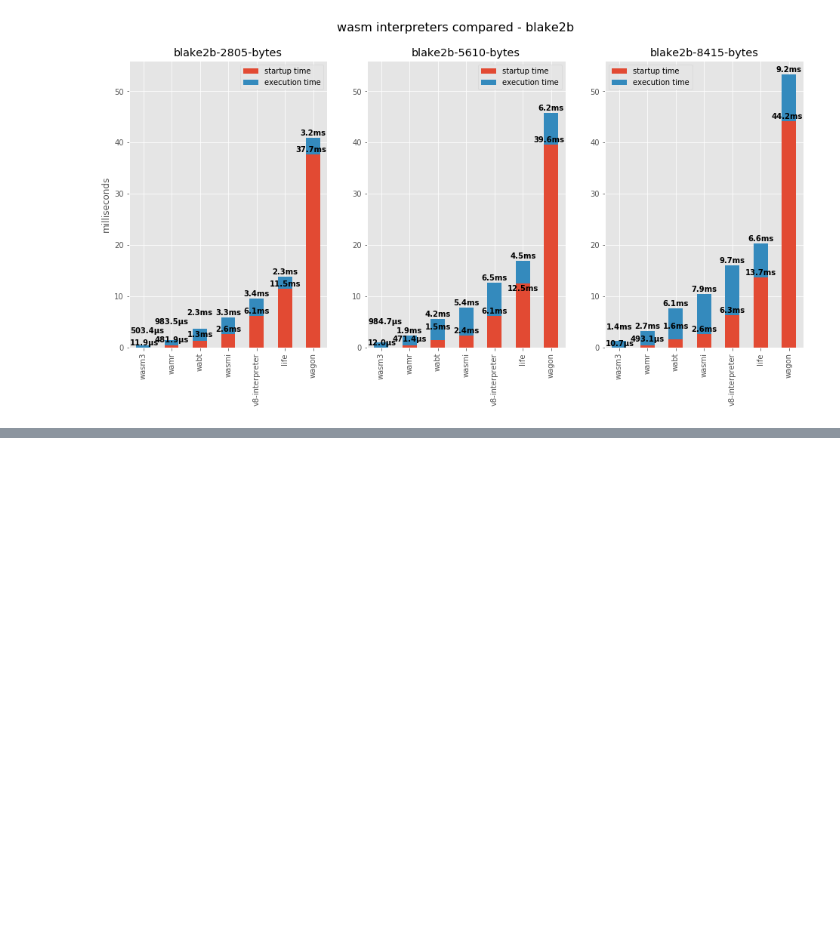
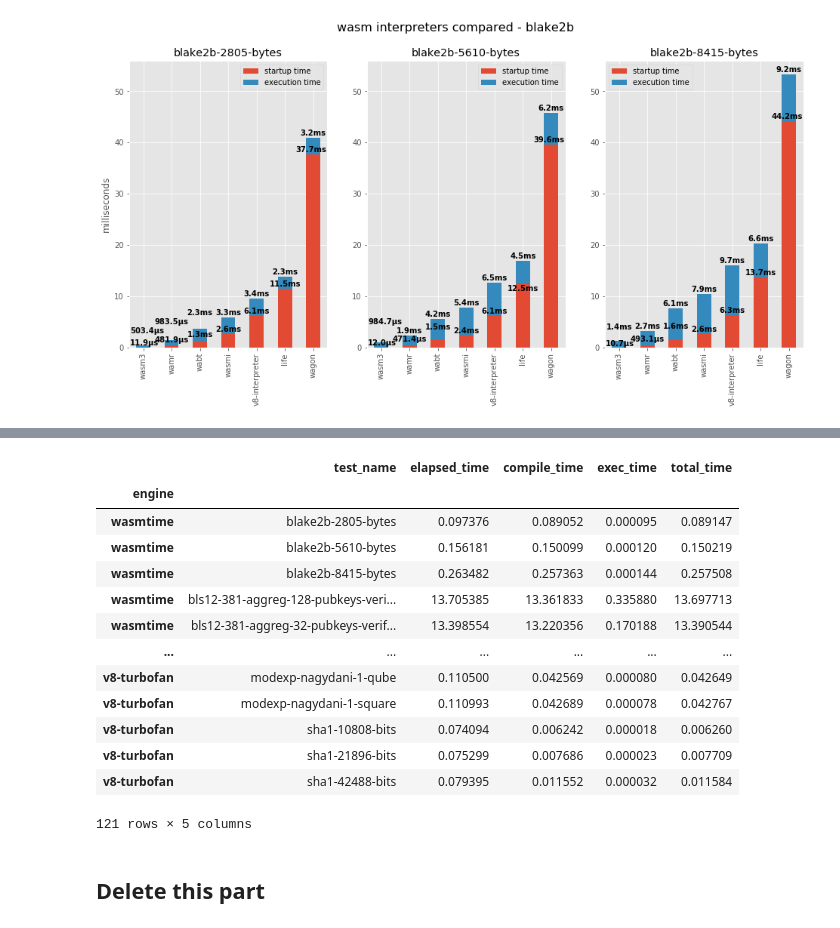
Before and after one commit to ewasm/benchmarking, a Jupyter notebook: notebooks/wasm-engines.ipynb, the cells around one changed output, grey strips where cells are left out. Saved outputs shown, nothing was run; the diff lists cells and outputs as text; code cells hidden in the pictures; blank space fills up the shorter version.

```diff
--- a/notebooks/wasm-engines.ipynb
+++ b/notebooks/wasm-engines.ipynb
@@ -378,0 +416,2 @@ plotInterpThreeTests(df_interp, blake2b_test_names, title="wasm interpreters com
+# %%
+df_compiler = pd.DataFrame(compiler_results_for_df)
@@ -378,0 +434,4 @@ plotInterpThreeTests(df_interp, blake2b_test_names, title="wasm interpreters com
+# %%
+df_compiler.columns = ['engine', 'test_name', 'elapsed_time', 'compile_time', 'exec_time']
+# %%
+df_compiler.set_index('engine', inplace=True)
@@ -378,0 +440,19 @@ plotInterpThreeTests(df_interp, blake2b_test_names, title="wasm interpreters com
+# %%
+df_compiler
+# %% [output]
+|  | test_name | elapsed_time | compile_time | exec_time | total_time |
+| engine |  |  |  |  |  |
+| wasmtime | blake2b-2805-bytes | 0.097376 | 0.089052 | 0.000095 | 0.089147 |
+| wasmtime | blake2b-5610-bytes | 0.156181 | 0.150099 | 0.000120 | 0.150219 |
+| wasmtime | blake2b-8415-bytes | 0.263482 | 0.257363 | 0.000144 | 0.257508 |
+| wasmtime | bls12-381-aggreg-128-pubkeys-veri... | 13.705385 | 13.361833 | 0.335880 | 13.697713 |
+| wasmtime | bls12-381-aggreg-32-pubkeys-verif... | 13.398554 | 13.220356 | 0.170188 | 13.390544 |
+| ... | ... | ... | ... | ... | ... |
+| v8-turbofan | modexp-nagydani-1-qube | 0.110500 | 0.042569 | 0.000080 | 0.042649 |
+| v8-turbofan | modexp-nagydani-1-square | 0.110993 | 0.042689 | 0.000078 | 0.042767 |
+| v8-turbofan | sha1-10808-bits | 0.074094 | 0.006242 | 0.000018 | 0.006260 |
+| v8-turbofan | sha1-21896-bits | 0.075299 | 0.007686 | 0.000023 | 0.007709 |
+| v8-turbofan | sha1-42488-bits | 0.079395 | 0.011552 | 0.000032 | 0.011584 |
+121 rows × 5 columns
+# %% [markdown]
+## Delete this part
```
Also changed, not shown: parts of 14 cells of this notebook.
